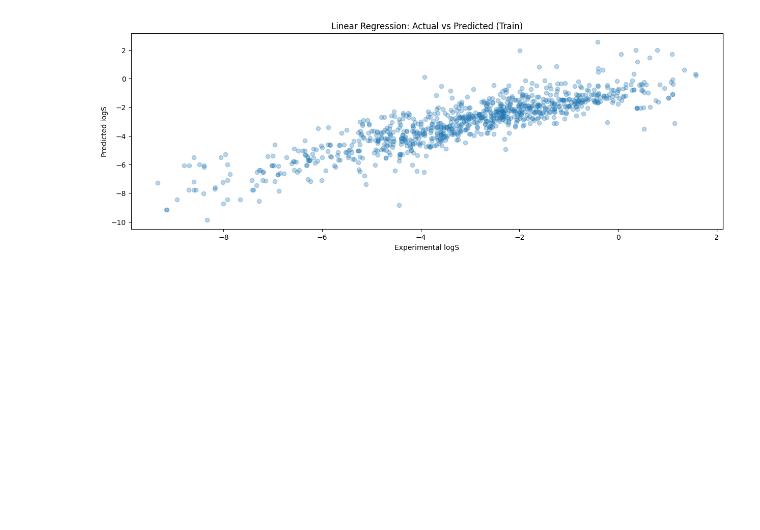
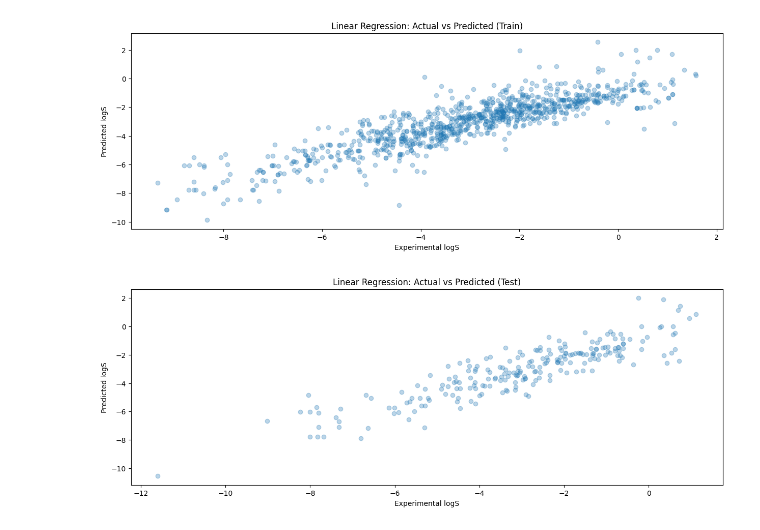
Before and after one commit to Rupesh-AI404/first_ml_project, a Jupyter notebook: first.ipynb, the cells around one changed output. Drawn from its saved outputs; the diff is of its cells as text; code cells hidden in the pictures; blank space fills up the shorter version.

Commit message:
Comparing Models with data visualization

```diff
--- a/first.ipynb
+++ b/first.ipynb
@@ -228,3 +228,12 @@ plt.xlabel('Experimental logS')
 plt.show()
 # %% [output]
 [figure]
+# %%
+plt.figure(figsize=(15, 5))
+plt.scatter(x=y_test, y=y_lr_test_pred, alpha = 0.3)
+plt.title('Linear Regression: Actual vs Predicted (Test)')
+plt.ylabel('Predicted logS')
+plt.xlabel('Experimental logS')
+plt.show()
+# %% [output]
+[figure, added]
```
